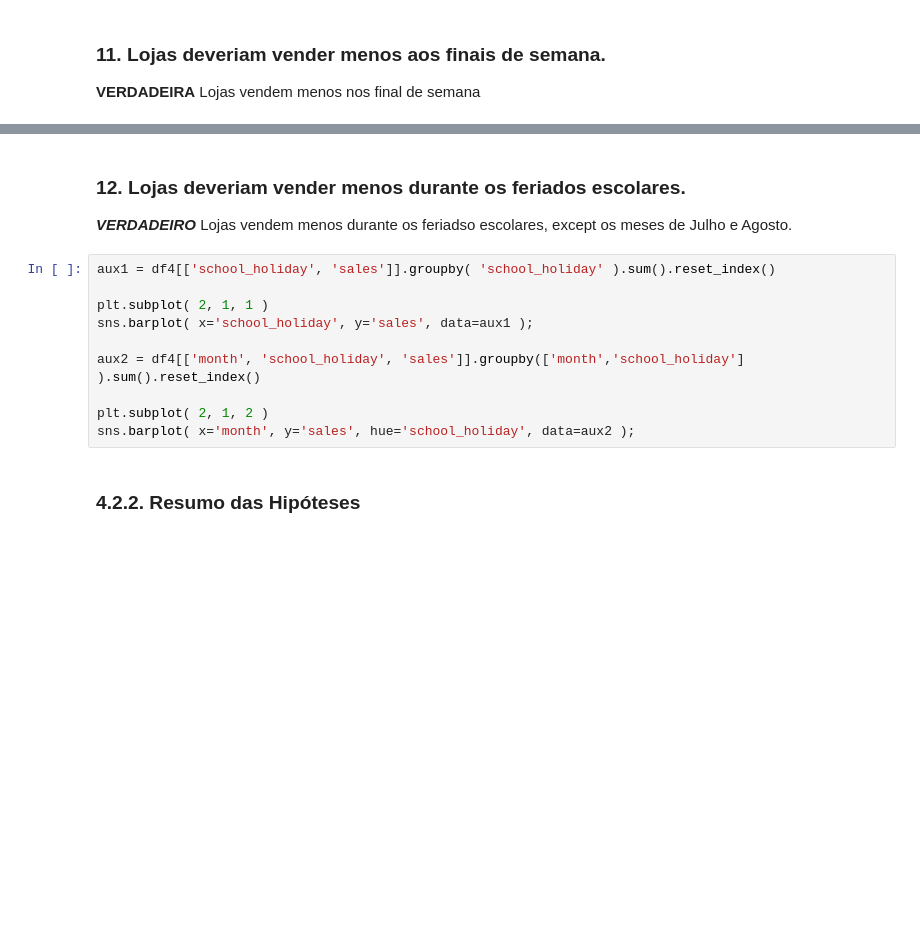
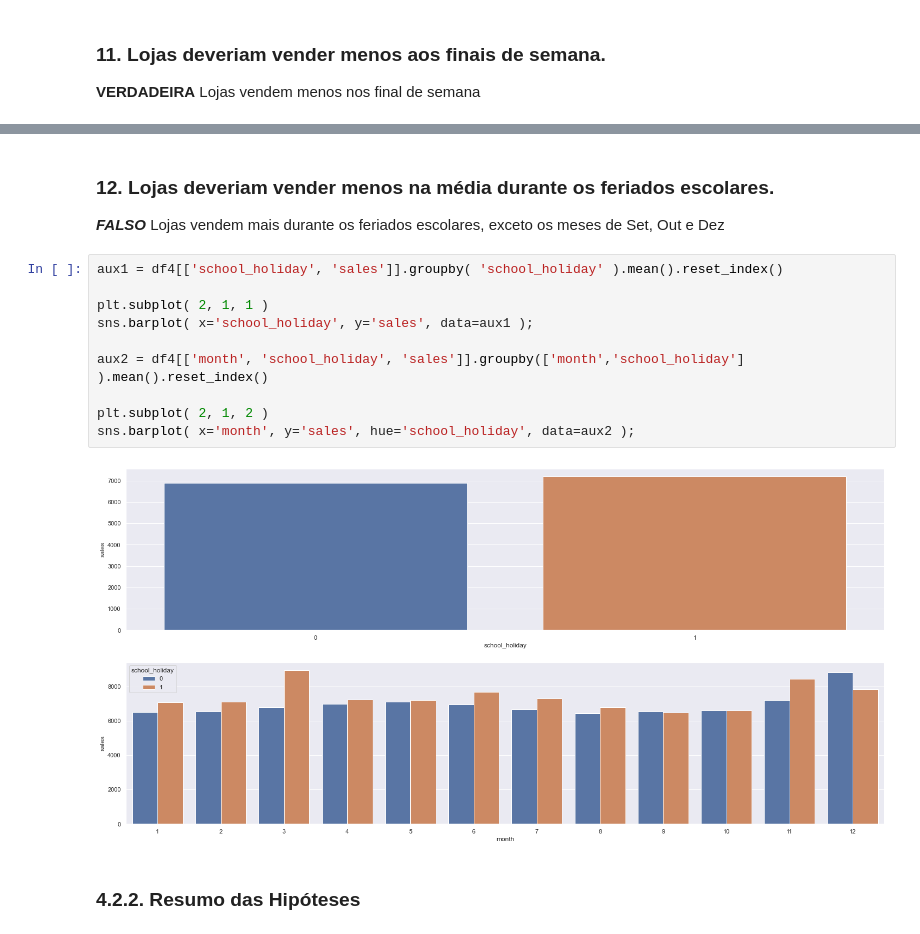
Before and after one commit to pedrocortez09/ds_em_produ-o, a Jupyter notebook: Rossmann Store Sales Prediction.ipynb, the cells around one changed output, grey strips where cells are left out. Saved outputs shown, nothing was run; the diff lists cells and outputs as text; blank space fills up the shorter version.

```diff
--- a/Rossmann Store Sales Prediction.ipynb
+++ b/Rossmann Store Sales Prediction.ipynb
@@ -607,17 +702,18 @@ sns.heatmap( aux1.corr( method='pearson' ), annot=True );
 # %% [markdown]
-### 12. Lojas deveriam vender menos durante os feriados escolares.
-***VERDADEIRO*** Lojas vendem menos durante os feriadso escolares, except os meses de Julho e
-Agosto.
+### 12. Lojas deveriam vender menos na média durante os feriados escolares.
+***FALSO*** Lojas vendem mais durante os feriados escolares, exceto os meses de Set, Out e Dez
 # %%
-aux1 = df4[['school_holiday', 'sales']].groupby( 'school_holiday' ).sum().reset_index()
+aux1 = df4[['school_holiday', 'sales']].groupby( 'school_holiday' ).mean().reset_index()
 
 plt.subplot( 2, 1, 1 )
 sns.barplot( x='school_holiday', y='sales', data=aux1 );
 
-aux2 = df4[['month', 'school_holiday', 'sales']].groupby(['month','school_holiday'] ).sum().reset_index()
+aux2 = df4[['month', 'school_holiday', 'sales']].groupby(['month','school_holiday'] ).mean().reset_index()
 
 plt.subplot( 2, 1, 2 )
 sns.barplot( x='month', y='sales', hue='school_holiday', data=aux2 );
+# %% [output]
+[figure, added]
 # %% [markdown]
 ### 4.2.2. Resumo das Hipóteses
 # %%
```
Also changed, not shown: parts of 45 cells of this notebook, 1 other file.
